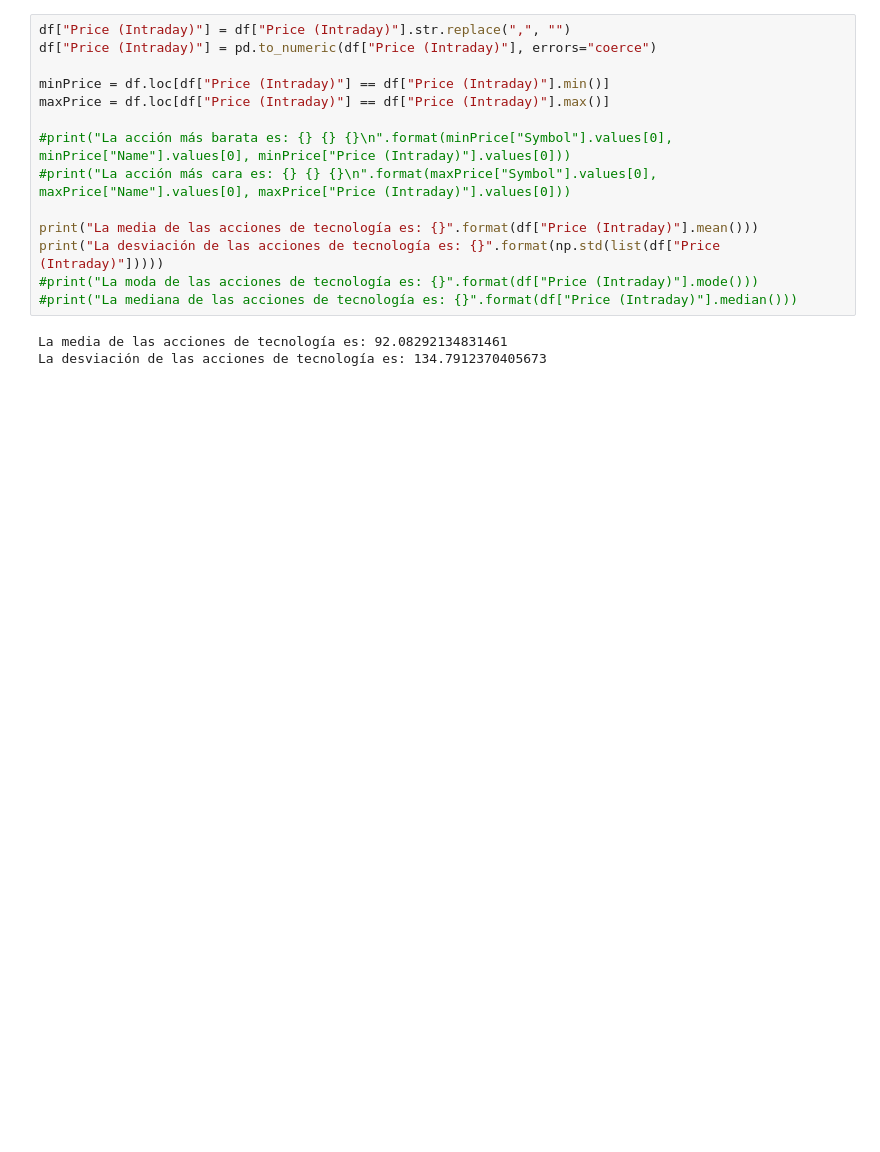
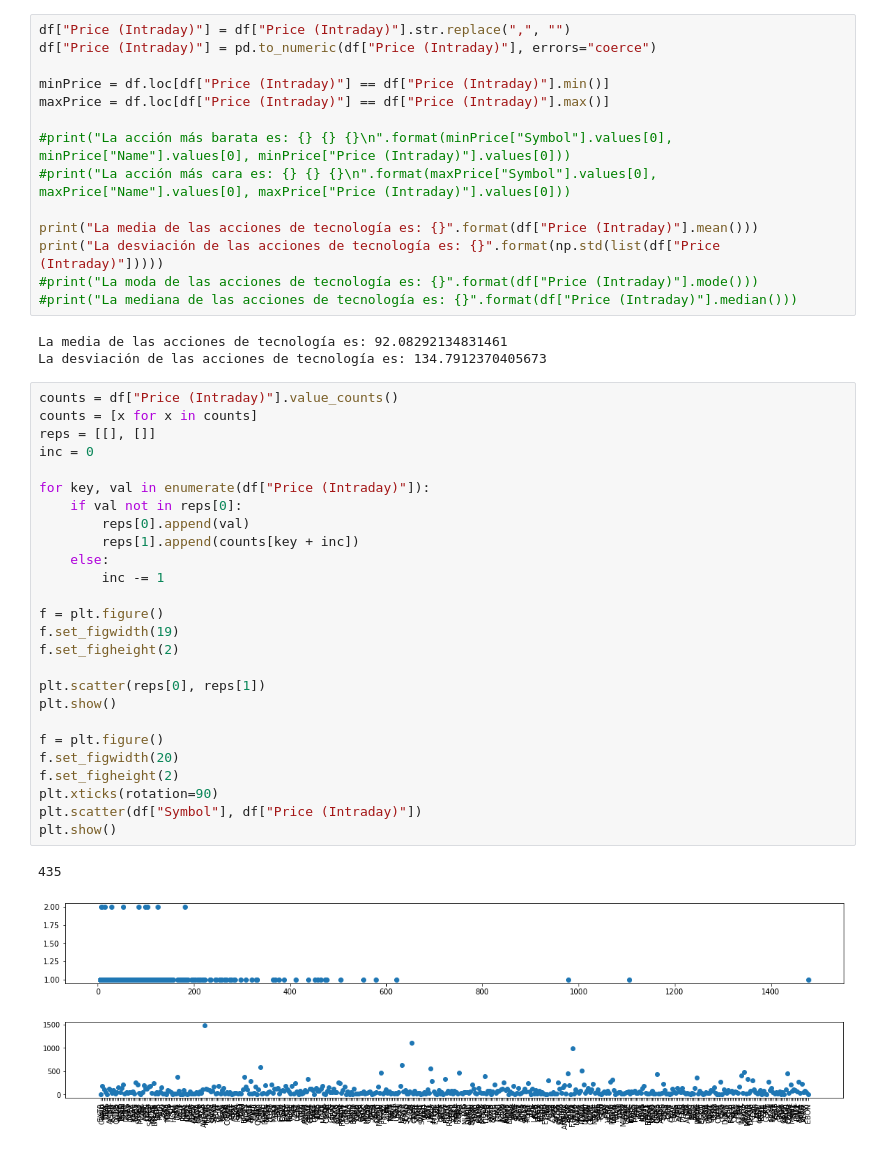
Before and after one commit to AntonioJ156/unidad_1, a Jupyter notebook: ms-technology_std.ipynb, the cells around one changed output. Saved outputs shown, nothing was run; the diff lists cells and outputs as text; blank space fills up the shorter version.

Commit message:
added graphs

```diff
--- a/ms-technology_std.ipynb
+++ b/ms-technology_std.ipynb
@@ -20,3 +21,33 @@ print("La desviación de las acciones de tecnología es: {}".format(np.std(list(
 # %% [output]
 La media de las acciones de tecnología es: 92.08292134831461
 La desviación de las acciones de tecnología es: 134.7912370405673
+# %%
+counts = df["Price (Intraday)"].value_counts()
+counts = [x for x in counts]
+reps = [[], []]
+inc = 0
+
+for key, val in enumerate(df["Price (Intraday)"]):
+    if val not in reps[0]:
+        reps[0].append(val)
+        reps[1].append(counts[key + inc])
+    else:
+        inc -= 1
+
+f = plt.figure()
+f.set_figwidth(19)
+f.set_figheight(2)
+
+plt.scatter(reps[0], reps[1])
+plt.show()
+
+f = plt.figure()
+f.set_figwidth(20)
+f.set_figheight(2)
+plt.xticks(rotation=90)
+plt.scatter(df["Symbol"], df["Price (Intraday)"])
+plt.show()
+# %% [output]
+435
+[figure, added]
+[figure, added]
```
Also changed, not shown: parts of 1 cell of this notebook, 1 other file.
